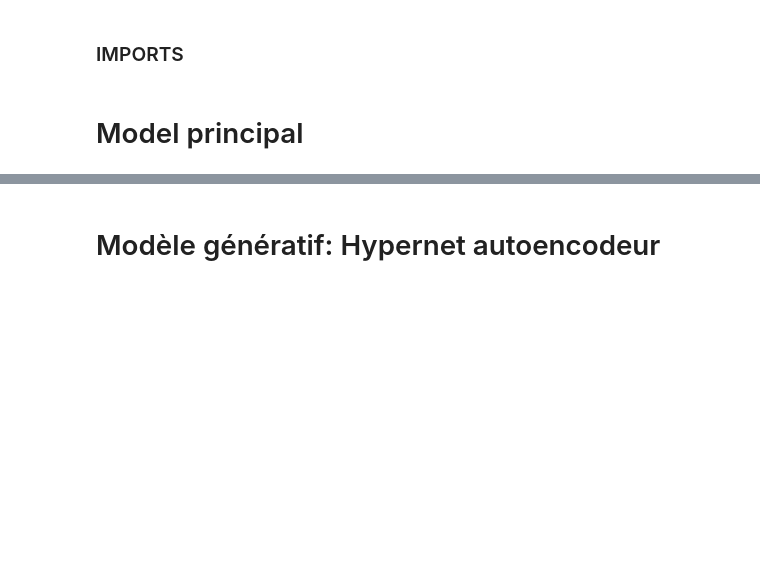
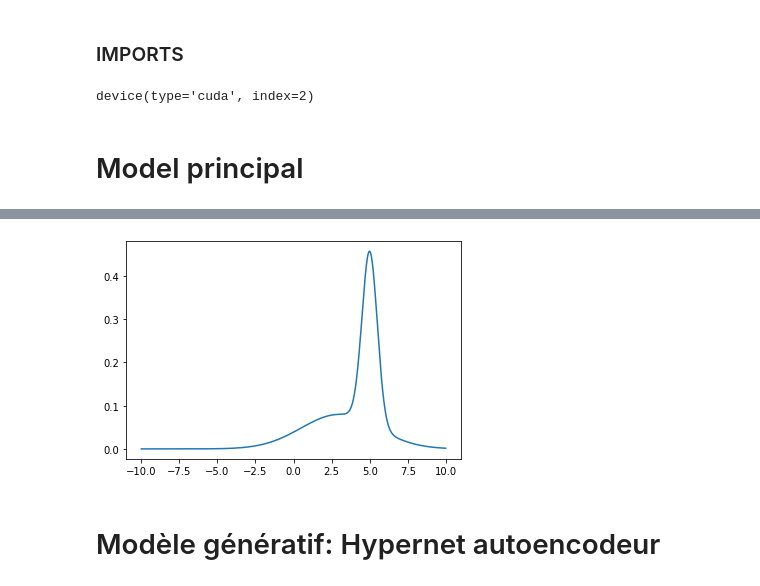
Before and after one commit to cortax/BayesianNN, a Jupyter notebook: BayesHypernet_with_KDE_1D.ipynb, the cells around one changed output, grey strips where cells are left out. Saved outputs shown, nothing was run; the diff lists cells and outputs as text; code cells hidden in the pictures; blank space fills up the shorter version.

```diff
--- a/BayesHypernet_with_KDE_1D.ipynb
+++ b/BayesHypernet_with_KDE_1D.ipynb
@@ -44,17 +44,18 @@ def show_variational_posterior_predictive(q):
         plt.plot(x_test.detach().cpu().numpy(), y_test.squeeze(0).detach().cpu().numpy(), alpha=0.05, linewidth=1, color='lightblue')
 # %%
 # Find what device to work with
-device = torch.device('cuda:0' if torch.cuda.is_available() else 'cpu')
-device = 'cpu'
+device = torch.device('cuda:2' if torch.cuda.is_available() else 'cpu')
+device
+# %% [output]
+device(type='cuda', index=2)
 # %%
 torch.set_default_dtype(torch.float64)
 # %% [markdown]
 # Model principal
 # %%
-mixture = [torch.distributions.normal.Normal(5.0, 0.5),
-           torch.distributions.normal.Normal(-5.0, 1.5),
-           torch.distributions.normal.Normal(2.0, 1.0)]
-proportions = torch.tensor([0.05, 0.35, 0.6])
+mixture = [torch.distributions.normal.Normal(torch.tensor(5.0, device=device), torch.tensor(0.5, device=device)),
+           torch.distributions.normal.Normal(torch.tensor(3.0, device=device), torch.tensor(2.5, device=device))]
+proportions = torch.tensor([0.5,0.5], device=device)
 # %%
 def logposterior(x):
     v = [None]*len(mixture)
@@ -63,0 +68,6 @@ def logposterior(x):
+# %%
+beta = 1.5
+mu = -6.0
+def logposterior(x):
+    z = (x-mu)/beta
+    return -(z+torch.exp(-z)) - torch.tensor(beta).log()
@@ -64,7 +76,7 @@ def logposterior(x):
 # %%
-%matplotlib notebook
+%matplotlib inline
 
-x_lin = torch.arange(-10, 10.0, 0.01).unsqueeze(-1)
+x_lin = torch.arange(-10, 10.0, 0.01).unsqueeze(-1).to(device)
 plt.plot(x_lin.detach().cpu().numpy(), logposterior(x_lin).exp().detach().cpu().numpy())
 plt.show()
 # %% [output]
@@ -75,2 +83,3 @@ plt.show()
+[figure, added]
 # %% [markdown]
 # Modèle génératif: Hypernet autoencodeur
```
Also changed, not shown: parts of 27 cells of this notebook.
